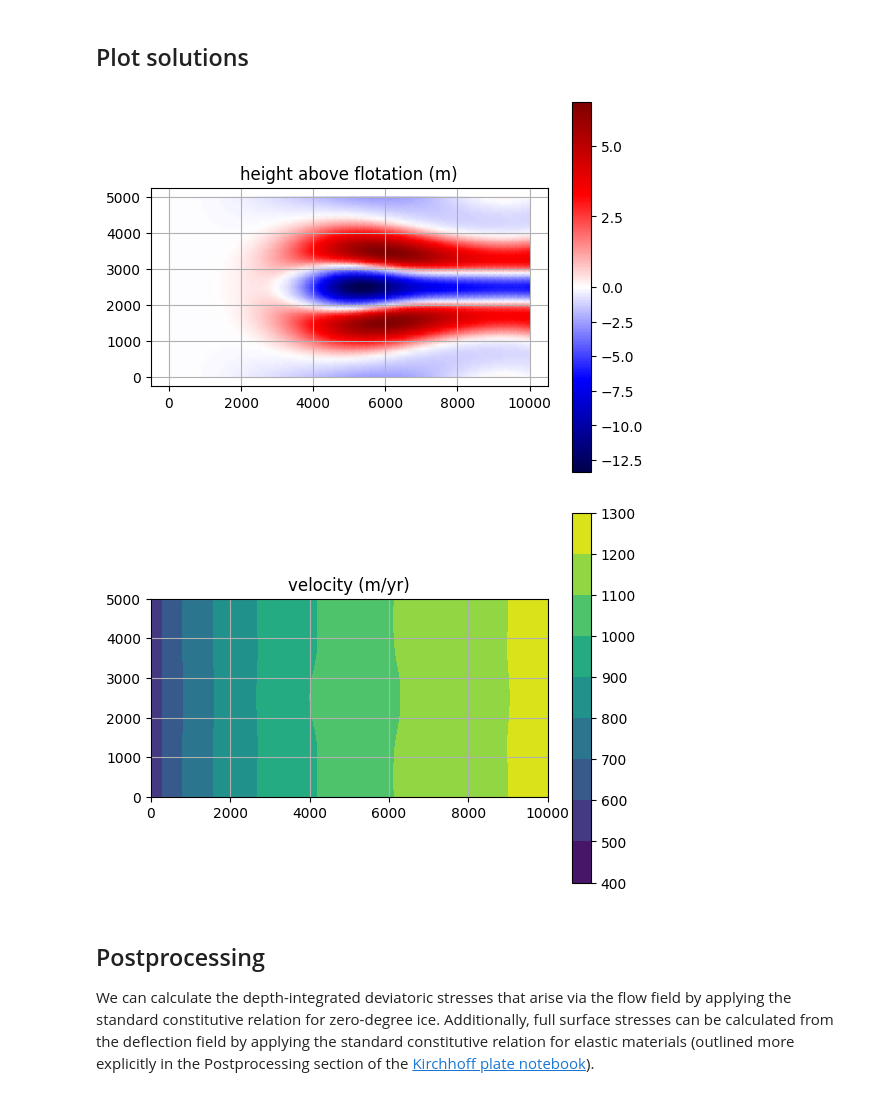
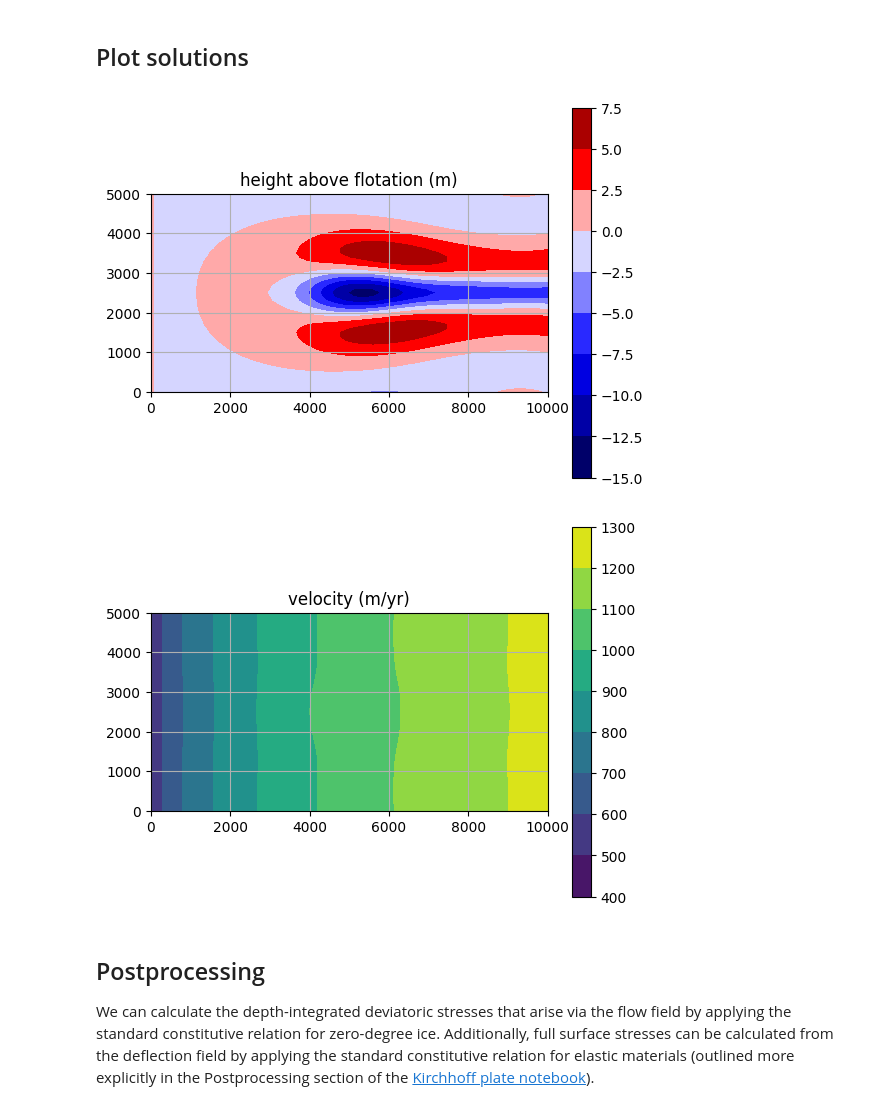
Before and after one commit to chrismiele/weird_flex, a Jupyter notebook: coupled_flow_flexure.ipynb, the cells around one changed output. Drawn from its saved outputs; the diff is of its cells as text; code cells hidden in the pictures.

```diff
--- a/coupled_flow_flexure.ipynb
+++ b/coupled_flow_flexure.ipynb
@@ -287,24 +287,24 @@ for step in tqdm.trange(num_timesteps):
 # %%
 h_ab = project(h_ab, Q2) #height above buoyancy
 norm = colors.TwoSlopeNorm(vcenter = 0)
 
 fig, ax = plt.subplots()
 ax.set_aspect('equal')
 plt.title('height above flotation (m)')
-elev_plot = tripcolor(h_ab, axes=ax, norm = norm, cmap = 'seismic')
+elev_plot = tricontourf(h_ab, axes=ax, norm = norm, cmap = 'seismic')
 plt.colorbar(elev_plot)
 plt.grid()
 plt.show()
 
 fig, ax = plt.subplots()
 ax.set_aspect('equal')
 plt.title('velocity (m/yr)')
 vel_plot = tricontourf(u, axes=ax)
 plt.colorbar(vel_plot)
 plt.grid()
 plt.show()
 # %% [output]
-[figure, old version]
+[figure, new version]
 [figure]
 # %% [markdown]
 ## Postprocessing
```
